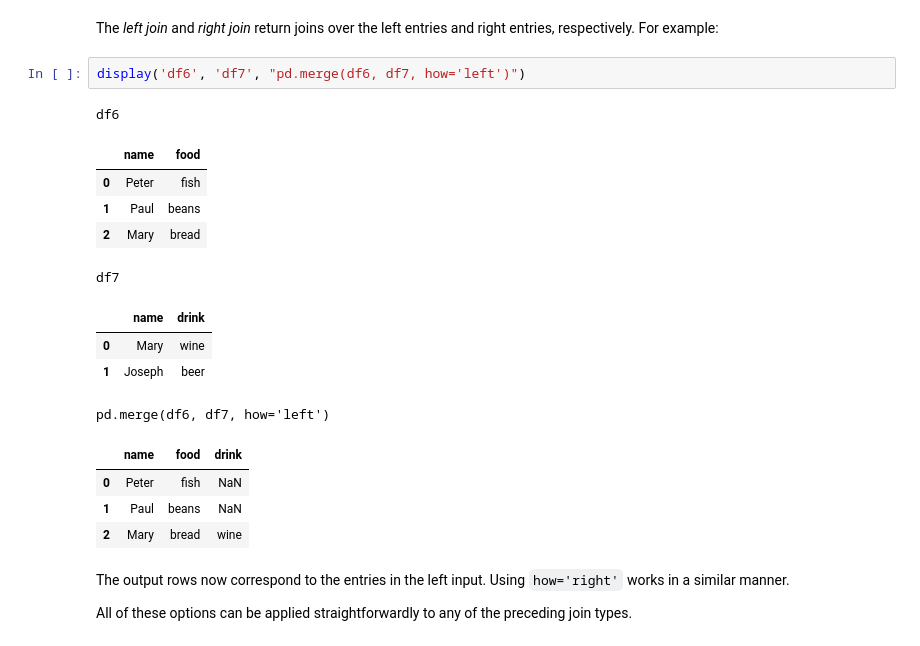
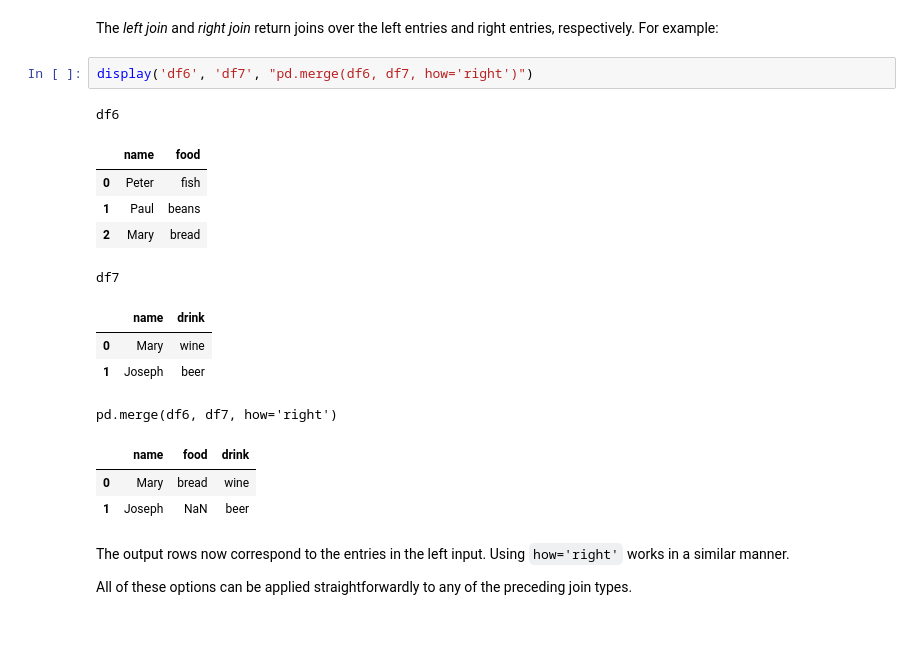
Before and after one commit to fmmb/CEB, a Jupyter notebook: PythonDataScienceHandbook/03.07-Merge-and-Join.ipynb, the cells around one changed output. Saved outputs shown, nothing was run; the diff lists cells and outputs as text.

```diff
--- a/PythonDataScienceHandbook/03.07-Merge-and-Join.ipynb
+++ b/PythonDataScienceHandbook/03.07-Merge-and-Join.ipynb
@@ -387,22 +408,21 @@ pd.merge(df6, df7, how='outer')
 The *left join* and *right join* return joins over the left entries and right entries, respectively.
 For example:
 # %%
-display('df6', 'df7', "pd.merge(df6, df7, how='left')")
+display('df6', 'df7', "pd.merge(df6, df7, how='right')")
 # %% [output]
 df6
 |  | name | food |
 | 0 | Peter | fish |
 | 1 | Paul | beans |
 | 2 | Mary | bread |
 df7
 |  | name | drink |
 | 0 | Mary | wine |
 | 1 | Joseph | beer |
-pd.merge(df6, df7, how='left')
+pd.merge(df6, df7, how='right')
 |  | name | food | drink |
-| 0 | Peter | fish | NaN |
-| 1 | Paul | beans | NaN |
-| 2 | Mary | bread | wine |
+| 0 | Mary | bread | wine |
+| 1 | Joseph | NaN | beer |
 # %% [markdown]
 The output rows now correspond to the entries in the left input. Using
 ``how='right'`` works in a similar manner.
```
Also changed, not shown: parts of 2 cells of this notebook, 4 other files.
